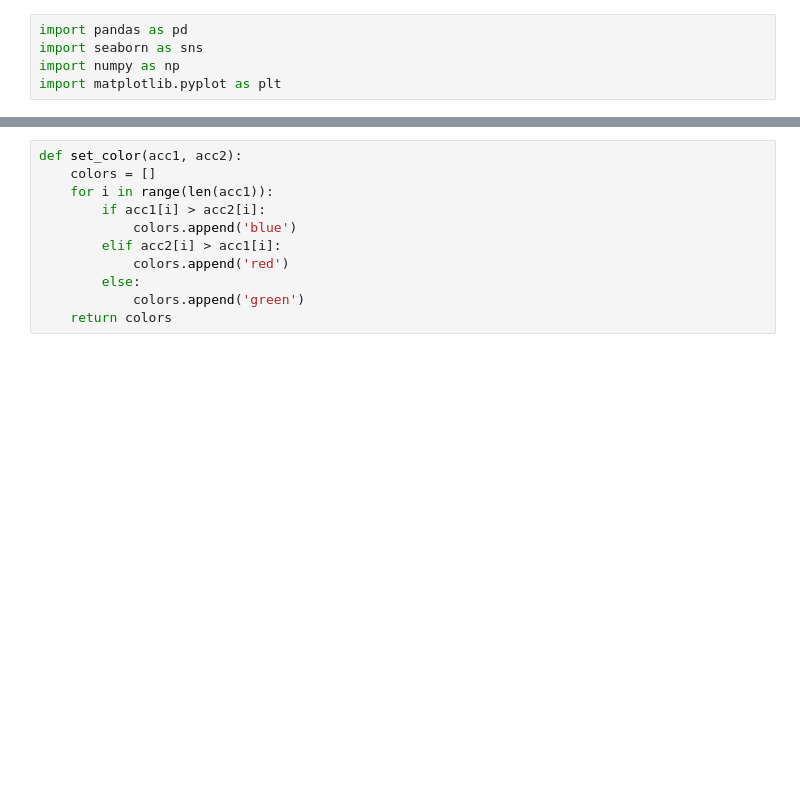
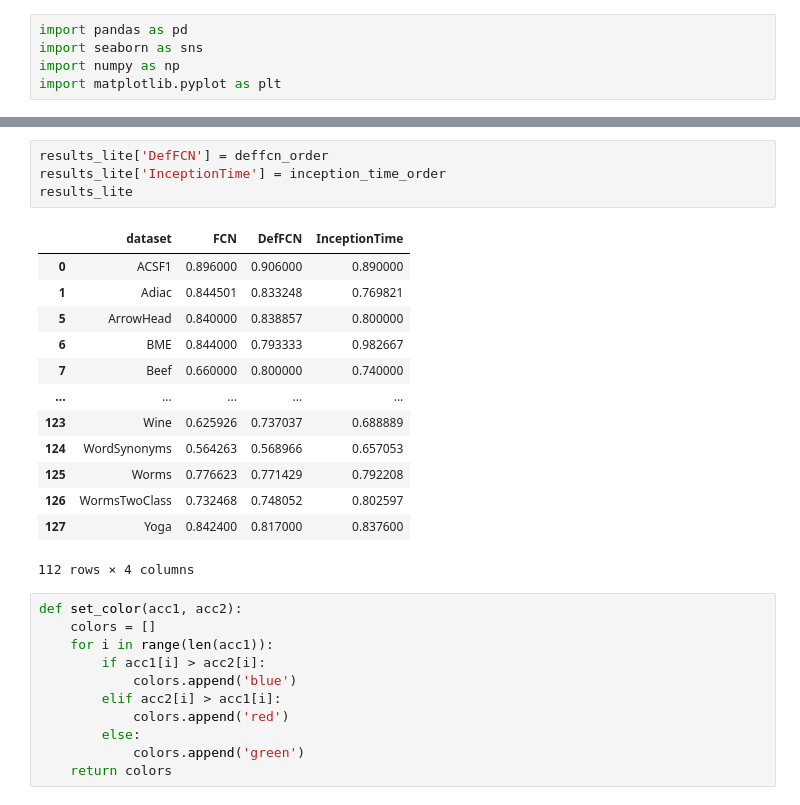
Before and after one commit to jose-gilberto/defconv_time_series, a Jupyter notebook: notebooks/subsets_results.ipynb, the cells around one changed output, grey strips where cells are left out. Saved outputs shown, nothing was run; the diff lists cells and outputs as text; blank space fills up the shorter version.

```diff
--- a/notebooks/subsets_results.ipynb
+++ b/notebooks/subsets_results.ipynb
@@ -25,3 +55,21 @@ grouped_results.shape
+# %%
+results_lite['DefFCN'] = deffcn_order
+results_lite['InceptionTime'] = inception_time_order
+results_lite
+# %% [output]
+|  | dataset | FCN | DefFCN | InceptionTime |
+| 0 | ACSF1 | 0.896000 | 0.906000 | 0.890000 |
+| 1 | Adiac | 0.844501 | 0.833248 | 0.769821 |
+| 5 | ArrowHead | 0.840000 | 0.838857 | 0.800000 |
+| 6 | BME | 0.844000 | 0.793333 | 0.982667 |
+| 7 | Beef | 0.660000 | 0.800000 | 0.740000 |
+| ... | ... | ... | ... | ... |
+| 123 | Wine | 0.625926 | 0.737037 | 0.688889 |
+| 124 | WordSynonyms | 0.564263 | 0.568966 | 0.657053 |
+| 125 | Worms | 0.776623 | 0.771429 | 0.792208 |
+| 126 | WormsTwoClass | 0.732468 | 0.748052 | 0.802597 |
+| 127 | Yoga | 0.842400 | 0.817000 | 0.837600 |
+112 rows × 4 columns
 # %%
 def set_color(acc1, acc2):
     colors = []
```
Also changed, not shown: parts of 14 cells of this notebook, 12 other files.
